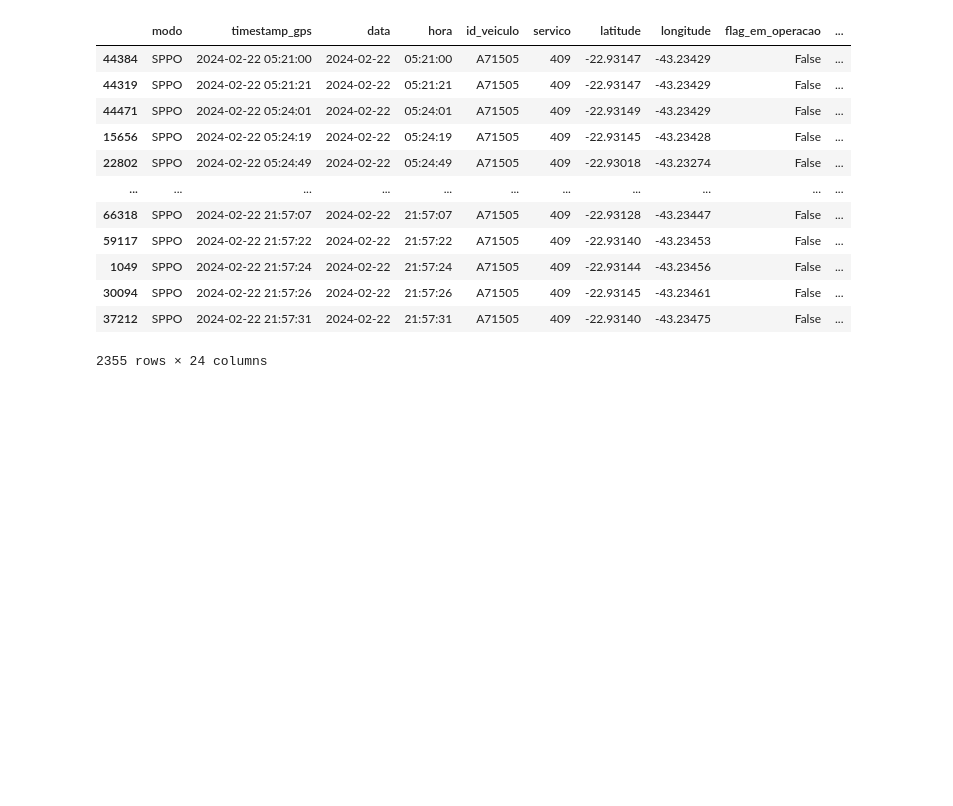
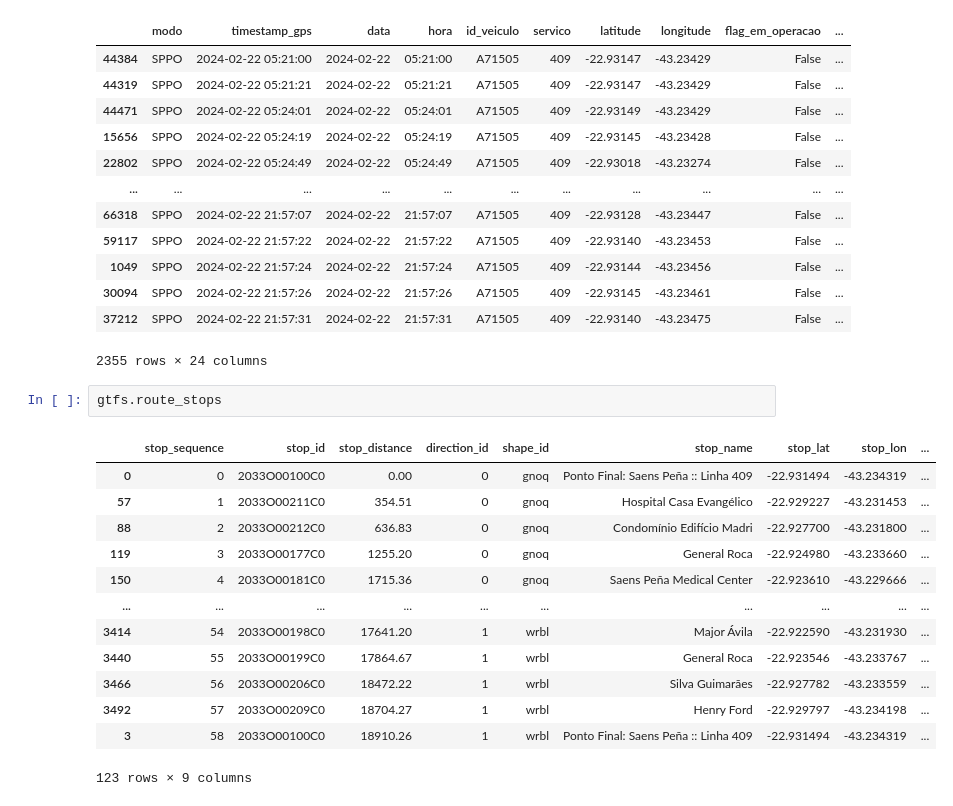
Before and after one commit to prefeitura-rio/smtr_previsao_tempo_chegada, a Jupyter notebook: fgv/main.ipynb, the cells around one changed output. Drawn from its saved outputs; the diff is of its cells as text; blank space fills up the shorter version.

```diff
--- a/fgv/main.ipynb
+++ b/fgv/main.ipynb
@@ -124,3 +133,19 @@ gps.gps_df[gps.gps_df["in_route"] == True]
 | 30094 | SPPO | 2024-02-22 21:57:26 | 2024-02-22 | 21:57:26 | A71505 | 409 | -22.93145 | -43.23461 | False | ... |
 | 37212 | SPPO | 2024-02-22 21:57:31 | 2024-02-22 | 21:57:31 | A71505 | 409 | -22.93140 | -43.23475 | False | ... |
 2355 rows × 24 columns
+# %%
+gtfs.route_stops
+# %% [output]
+|  | stop_sequence | stop_id | stop_distance | direction_id | shape_id | stop_name | stop_lat | stop_lon | ... |
+| 0 | 0 | 2033O00100C0 | 0.00 | 0 | gnoq | Ponto Final: Saens Peña :: Linha 409 | -22.931494 | -43.234319 | ... |
+| 57 | 1 | 2033O00211C0 | 354.51 | 0 | gnoq | Hospital Casa Evangélico | -22.929227 | -43.231453 | ... |
+| 88 | 2 | 2033O00212C0 | 636.83 | 0 | gnoq | Condomínio Edifício Madri | -22.927700 | -43.231800 | ... |
+| 119 | 3 | 2033O00177C0 | 1255.20 | 0 | gnoq | General Roca | -22.924980 | -43.233660 | ... |
+| 150 | 4 | 2033O00181C0 | 1715.36 | 0 | gnoq | Saens Peña Medical Center | -22.923610 | -43.229666 | ... |
+| ... | ... | ... | ... | ... | ... | ... | ... | ... | ... |
+| 3414 | 54 | 2033O00198C0 | 17641.20 | 1 | wrbl | Major Ávila | -22.922590 | -43.231930 | ... |
+| 3440 | 55 | 2033O00199C0 | 17864.67 | 1 | wrbl | General Roca | -22.923546 | -43.233767 | ... |
+| 3466 | 56 | 2033O00206C0 | 18472.22 | 1 | wrbl | Silva Guimarães | -22.927782 | -43.233559 | ... |
+| 3492 | 57 | 2033O00209C0 | 18704.27 | 1 | wrbl | Henry Ford | -22.929797 | -43.234198 | ... |
+| 3 | 58 | 2033O00100C0 | 18910.26 | 1 | wrbl | Ponto Final: Saens Peña :: Linha 409 | -22.931494 | -43.234319 | ... |
+123 rows × 9 columns
```
Also changed, not shown: parts of 9 cells of this notebook, 3 other files.
